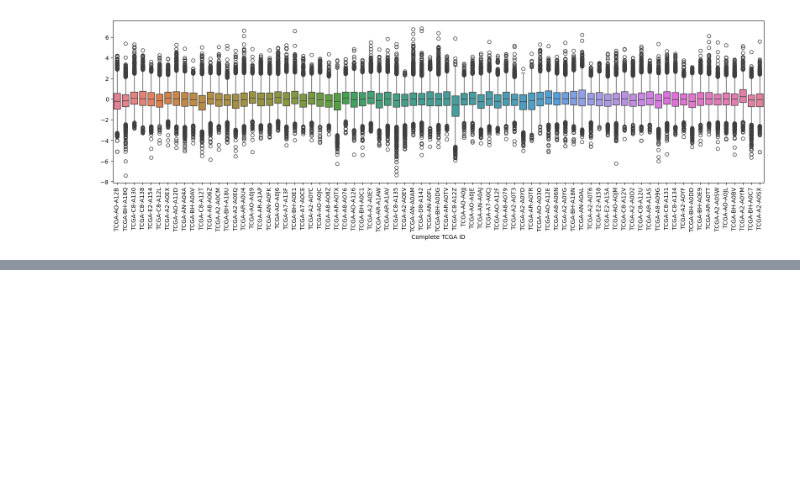
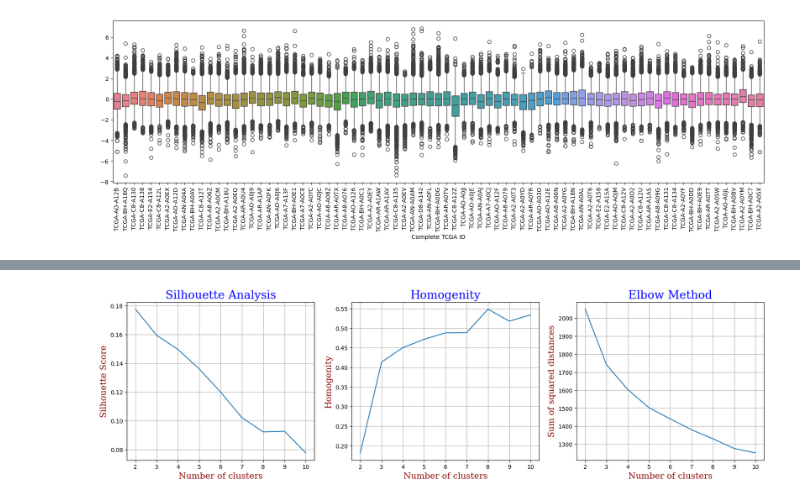
Before and after one commit to jmtony2000/Analysis-of-the-Breast-Cancer-Proteome-Dataset, a Jupyter notebook: Analysis_of_the_Breast_Cancer_Proteome_Dataset.ipynb, the cells around one changed output, grey strips where cells are left out. Cells and saved outputs as stored; diff of their text form; code cells hidden in the pictures; blank space fills up the shorter version.

Commit message:
Clustering and PCA

```diff
--- a/Analysis_of_the_Breast_Cancer_Proteome_Dataset.ipynb
+++ b/Analysis_of_the_Breast_Cancer_Proteome_Dataset.ipynb
@@ -6,8 +6,19 @@ import matplotlib.pyplot as plt
 from sklearn import linear_model
 from sklearn.preprocessing import StandardScaler
 import numpy as np
+import random
+
+import pandas as pd
+from sklearn.cluster import KMeans
+from sklearn import metrics
 import re
-import random
+from numpy import random
+import seaborn as sb
+from sklearn.impute import SimpleImputer
+from sklearn.cluster import DBSCAN
+
+font1 = {'family':'serif','color':'blue','size':20}
+font2 = {'family':'serif','color':'darkred','size':15}
 # %%
 # Loading in the data
 # 77_cancer_proteomes_CPTAC_itraq and therefore will be our main data set
@@ -297,0 +330,5 @@ plt.show()
+# %%
+# We select from the data all proteins that are present in the PAM50 dataset as does are the genes used for breast cancer subtype prediction
+PAM50_protein_ids = [col for col in merged_dataset.columns if col in PAM50['RefSeqProteinID'].values]
+data_set = merged_dataset[PAM50_protein_ids]
+data_set
@@ -297,0 +366,58 @@ plt.show()
+# %%
+# Now we do the K-means clustering using the sklearn.cluster library
+# We use different number of clusters to see which one is the best
+n_clusters = [2,3,4,5,6,7,8,9,10]
+
+def KMeansComparer(number_list, data):
+    "Runs clustering algorithm with different number of clusters and checks their metrics"
+
+    silhouette_avg = []
+    homogenities = []
+    Sum_of_squared_distances = []
+
+
+    for n in number_list:
+        temp1 = []
+        temp2 = []
+        temp3 = []
+        # Running the clustering 10 times
+        for k in range(10):
+            clusterer = KMeans(n_clusters = n, max_iter = 600)
+            clusterer.fit_predict(data)
+            # Getting the Silhouette score of the clustering
+            silhouette =  metrics.silhouette_score(data, clusterer.labels_)
+            temp1.append(silhouette)
+            # Getting the Homogenity Score
+            homogenity = metrics.homogeneity_score(merged_dataset["PAM50 mRNA"], clusterer.labels_)
+            temp2.append(homogenity)
+            # Elbow method
+            temp3.append(clusterer.inertia_)
+        silhouette_avg.append(np.average(temp1))
+        homogenities.append(np.average(temp2))
+        Sum_of_squared_distances.append(np.average(temp3))
+
+    plt.figure(figsize=(20,5))
+    plt.subplot(1,3,1)
+    plt.plot(number_list, silhouette_avg)
+    plt.xlabel("Number of clusters", fontdict=font2)
+    plt.ylabel("Silhouette Score", fontdict=font2)
+    plt.title("Silhouette Analysis", fontdict=font1)
+    plt.grid()
+
+    plt.subplot(1,3,2)
+    plt.plot(number_list, homogenities)
+    plt.xlabel("Number of clusters", fontdict=font2)
+    plt.ylabel("Homogenity", fontdict=font2)
+    plt.grid()
+    plt.title("Homogenity", fontdict=font1)
+
+    plt.subplot(1,3,3)
+    plt.plot(number_list, Sum_of_squared_distances)
+    plt.xlabel("Number of clusters", fontdict=font2)
+    plt.ylabel("Sum of squared distances", fontdict=font2)
+    plt.grid()
+    plt.title("Elbow Method", fontdict=font1)
+
+KMeansComparer(n_clusters, data_set)
+# %% [output]
+[figure, added]
```
Also changed, not shown: parts of 26 cells of this notebook.
